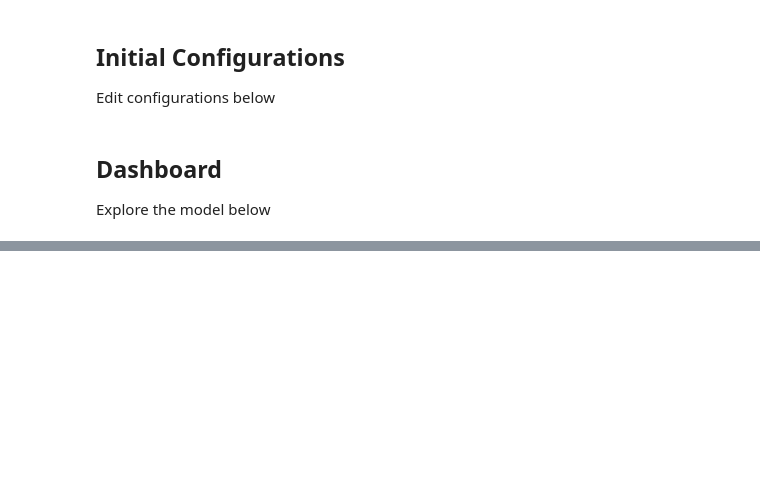
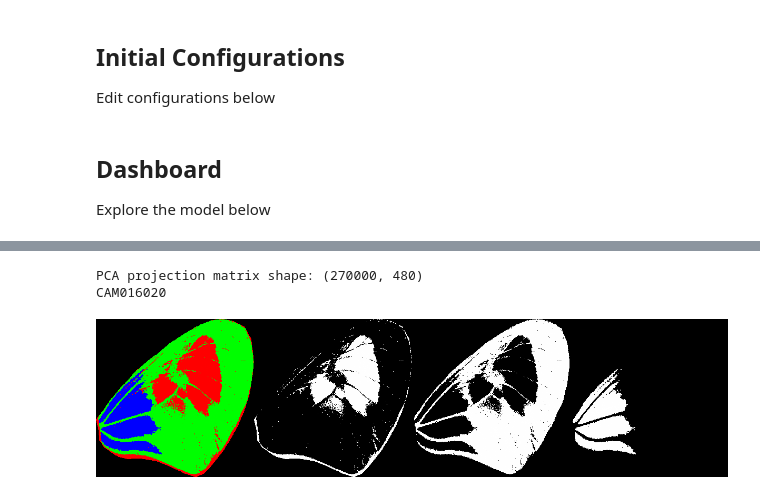
Before and after one commit to Imageomics/dna-trait-analysis, a Jupyter notebook: notebooks/visualize_aggregated_edit.ipynb, the cells around one changed output, grey strips where cells are left out. Cells and saved outputs as stored; diff of their text form; code cells hidden in the pictures; blank space fills up the shorter version.

Commit message:
updated visualization files

```diff
--- a/notebooks/visualize_aggregated_edit.ipynb
+++ b/notebooks/visualize_aggregated_edit.ipynb
@@ -151,7 +151,7 @@ def get_model_output(input_x):
     with torch.no_grad():
         return experiment_state.model(input_x)
 
-test_camid = experiment_state.camids[0]
+test_camid = experiment_state.camids[1]
 with torch.no_grad():
     test_model_input = get_model_input(test_camid)
     test_model_output = get_model_output(test_model_input)
@@ -158,0 +168,5 @@ test_model_output.shape
+# %%
+with open("total_w_center.csv", "r") as f:
+    pca_center = np.array([float(x.strip()) for x in f.readlines()])
+
+pca_center.shape
@@ -186,6 +214,10 @@ if color == "total":
 proj_matrices_dir = Path(cfgs.io.default_root, "dna/projection_matrices")
 pca_df = pd.read_csv(proj_matrices_dir / f"{species}_{wing}_{color}.csv")
 pca_w = pca_df.to_numpy()
+print(f"PCA projection matrix shape: {pca_w.shape}")
+
+pca_center_df = pd.read_csv(proj_matrices_dir / f"{species}_{wing}_{color}_center.csv")
+pca_center = pca_center_df.to_numpy()
 
 
 def get_org_pca_vector(camid):
@@ -195,9 +227,11 @@ def get_org_pca_vector(camid):
 def get_proj_matrix():
     return pca_w
 
+def get_pca_center():
+    return pca_center
 
-def create_proj_img(pca_w, pca_vector, return_raw=False):
-    proj_img_m = pca_w @ pca_vector.T
+def create_proj_img(pca_w, pca_vector, pca_center,return_raw=False):
+    proj_img_m = (pca_w @ pca_vector.T) + pca_center
     if experiment_state.color == "total":
         proj_img_m = proj_img_m.reshape(3, 300, 300)  # Range between [-1, 1]
         proj_img_m = np.transpose(proj_img_m, axes=(1, 2, 0))
@@ -205,35 +239,56 @@ def create_proj_img(pca_w, pca_vector, return_raw=False):
         proj_img_m = proj_img_m.reshape(300, 300)  # Range between [-1, 1]
 
     if return_raw:
         return proj_img_m
 
     # proj_img_m += 1
     # proj_img_m /= 2  # [0, 1]
     proj_img_m[proj_img_m <= 0] = 0
     proj_img_m[proj_img_m > 0] = 1
     im = Image.fromarray(np.uint8(proj_img_m * 255))
 
     return im
 
+def raw_to_image(raw_img):
+    return Image.fromarray(np.uint8(raw_img * 255))
+
+def raw_to_images(raw_img):
+    img0 = np.uint8(raw_img[:, :, 0] * 255)
+    img1 = np.uint8(raw_img[:, :, 1] * 255)
+    img2 = np.uint8(raw_img[:, :, 2] * 255)
+    img0 = np.stack([img0]*3, axis=-1)
+    img1 = np.stack([img1]*3, axis=-1)
+    img2 = np.stack([img2]*3, axis=-1)
+
+    all = np.uint8(raw_img * 255)
+
+    return Image.fromarray(np.concatenate([all, img0, img1, img2], axis=1))
+
 def get_proj_img(pca_vector, return_raw=False):
     pca_w = get_proj_matrix()
+    pca_center = get_pca_center()
 
-    im = create_proj_img(pca_w, pca_vector, return_raw=return_raw)
+    im = create_proj_img(pca_w, pca_vector, pca_center, return_raw=return_raw)
 
     return im
 
 def get_model_pca_view(input_x, camid):
     output = get_model_output(input_x)
     pca_output = output.detach().cpu().numpy()
     D = pca_output.shape[-1]
     pca_vector = get_org_pca_vector(camid)
     pca_vector[:, :D] = pca_output
     return pca_vector
 
 
 org_pca_vec = get_org_pca_vector(test_camid)
-org_img = get_proj_img(org_pca_vec)
+org_img = get_proj_img(org_pca_vec, return_raw=True)
 
-org_img
+print(test_camid)
+raw_to_images(org_img)
+# %% [output]
+PCA projection matrix shape: (270000, 480)
+CAM016020
+[figure, added]
 # %%
 model_pca_vec = get_model_pca_view(test_model_input, test_camid)
```
Also changed, not shown: parts of 14 cells of this notebook, 3 other files.
